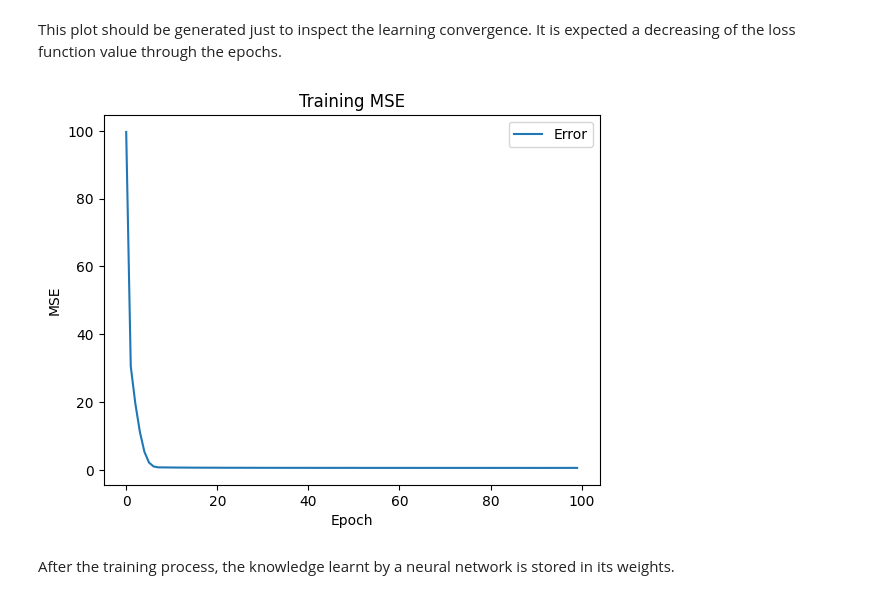
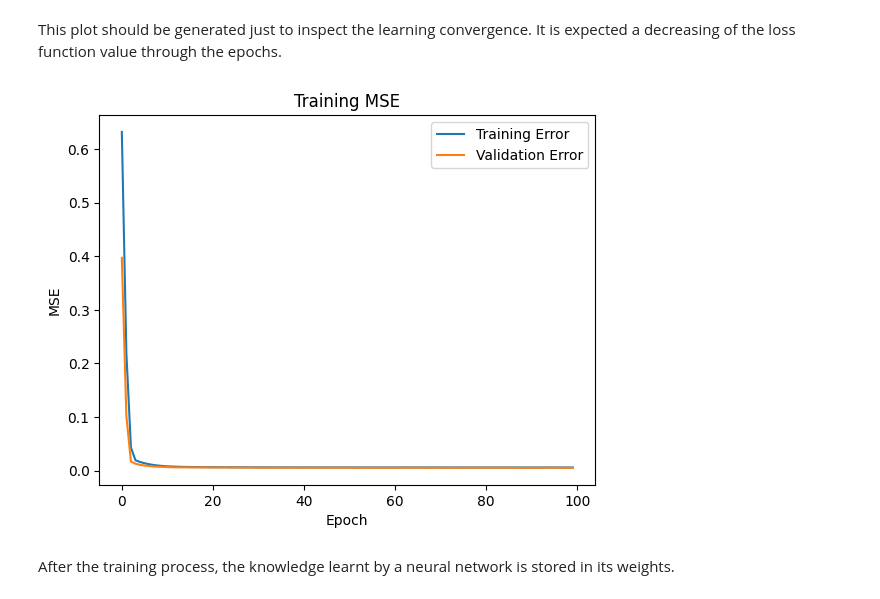
Before and after one commit to Sandrocamargo/deep-learning, a Jupyter notebook: dl_class03_SingleNeuron_WineQuality.ipynb, the cells around one changed output. Saved outputs shown, nothing was run; the diff lists cells and outputs as text; code cells hidden in the pictures.

```diff
--- a/dl_class03_SingleNeuron_WineQuality.ipynb
+++ b/dl_class03_SingleNeuron_WineQuality.ipynb
@@ -75,3 +80,10 @@ Data columns (total 11 columns):
  10  alcohol               4898 non-null   float64
 dtypes: float64(11)
 memory usage: 421.0 KB
+# %%
+scalerX = MinMaxScaler()
+print(scalerX.fit(X))
+MinMaxScaler()
+X = pd.DataFrame(scalerX.transform(X))
+
+y = y/10
@@ -121,7 +135,7 @@ def build_model():
   # 1 single neuron
   # input_shape is the amount of columns from training set
   model = keras.Sequential([
-        layers.Dense(1, input_shape = [len(train_x.columns)])
+        layers.Dense(1, input_shape = [len(train_x.columns)]),
   ])
 
   # Defining the optimizer
@@ -159,7 +173,7 @@ Training is done using training set and the amount of epochs must be defined.
 EPOCHS = 100
 
 history = model.fit(
-    train_x, train_y, epochs = EPOCHS, verbose = 1
+    train_x, train_y, validation_split=0.2, epochs = EPOCHS, verbose = 1
 )
 # %% [output]
 Epoch 1/100
@@ -183,14 +197,15 @@ Epoch 100/100
 This plot should be generated just to inspect the learning convergence.
 It is expected a decreasing of the loss function value through the epochs.
 # %%
-plt.plot(history.history['mse'])
+plt.plot(history.history['loss'])
+plt.plot(history.history['val_loss'])
 plt.title('Training MSE')
 plt.ylabel('MSE')
 plt.xlabel('Epoch')
-plt.legend(['Error'], loc='upper right')
+plt.legend(['Training Error','Validation Error'], loc='upper right')
 plt.show()
 # %% [output]
-[figure, old version]
+[figure, new version]
 # %% [markdown]
 After the training process, the knowledge learnt by a neural network is stored in its weights.
 # %%
```
Also changed, not shown: parts of 8 cells of this notebook.
